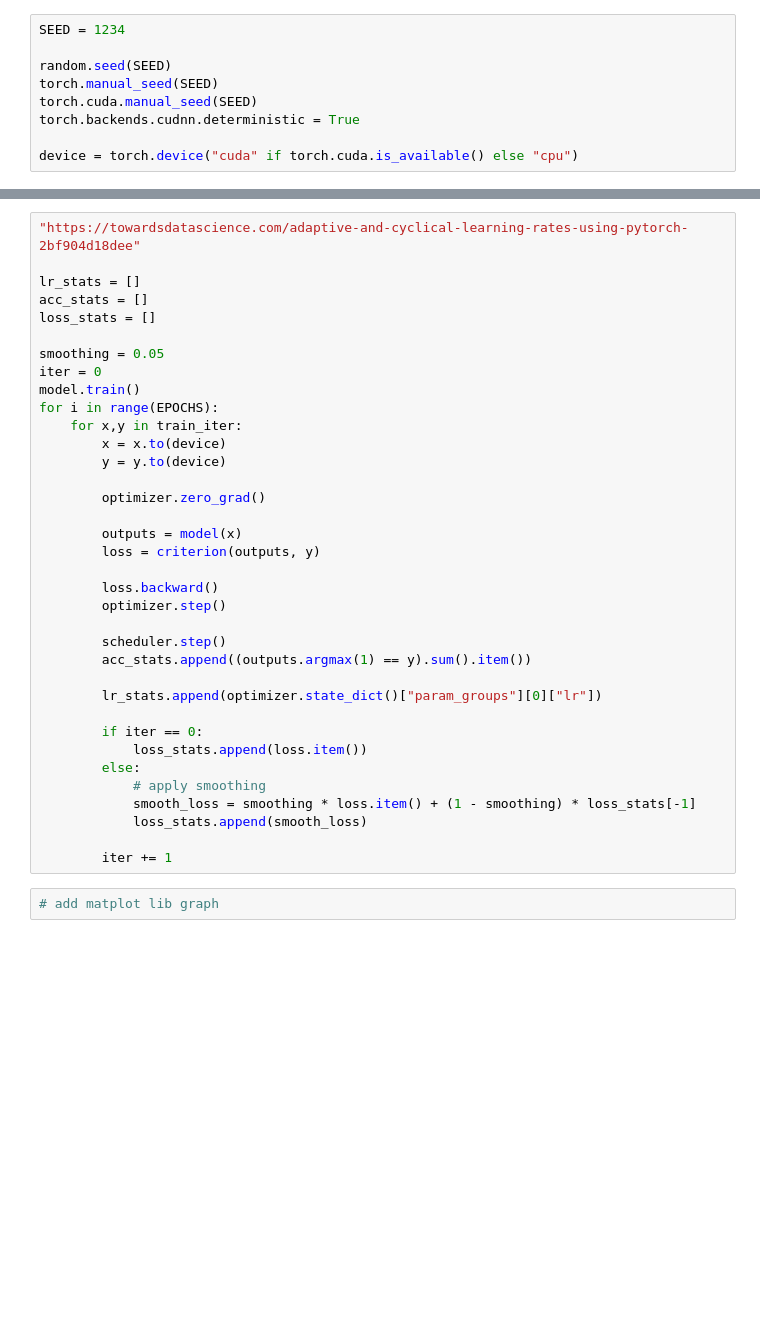
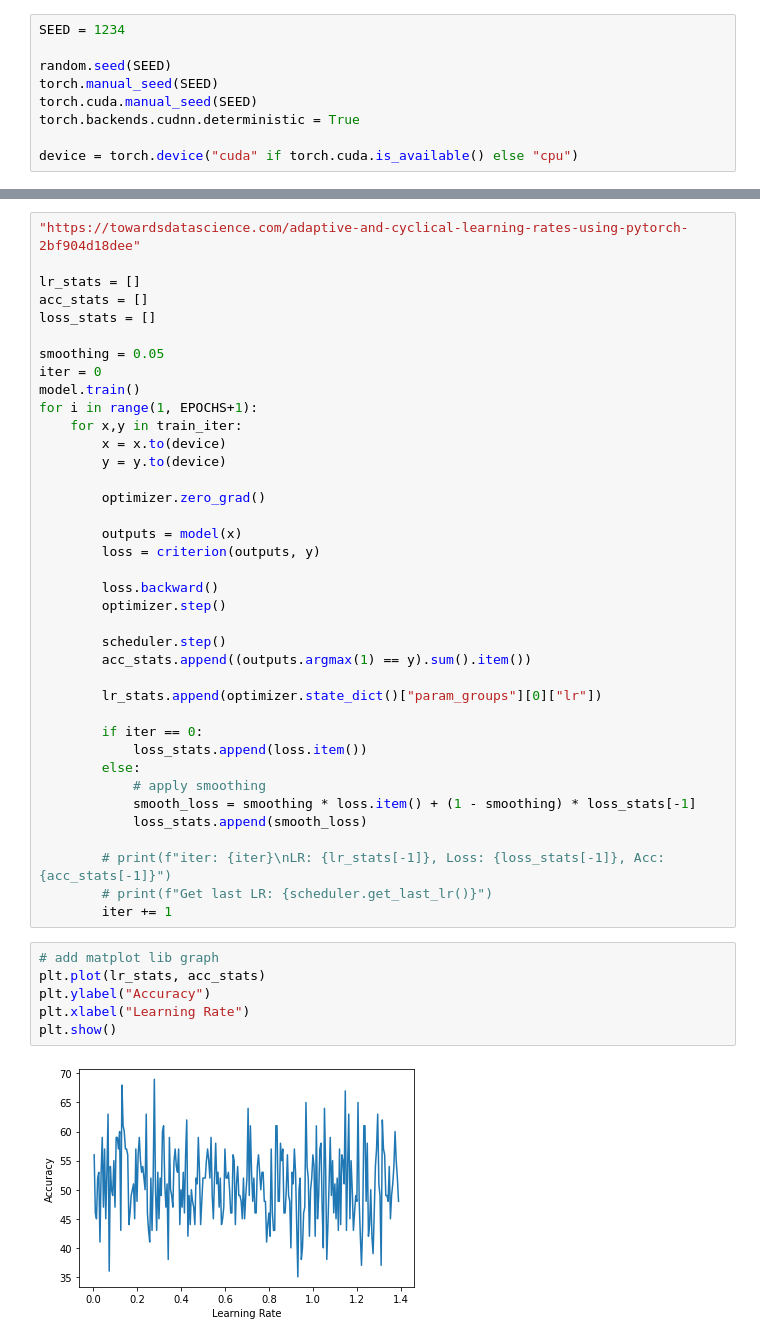
Before and after one commit to ab7289-tandon-nyu/csgy6953_DeepLearning_Midterm, a Jupyter notebook: notebooks/lr_range_test.ipynb, the cells around one changed output, grey strips where cells are left out. Cells and saved outputs as stored; diff of their text form; blank space fills up the shorter version.

```diff
--- a/notebooks/lr_range_test.ipynb
+++ b/notebooks/lr_range_test.ipynb
@@ -106,7 +123,7 @@ loss_stats = []
 smoothing = 0.05
 iter = 0
 model.train()
-for i in range(EPOCHS):
+for i in range(1, EPOCHS+1):
     for x,y in train_iter:
         x = x.to(device)
         y = y.to(device)
@@ -131,6 +148,14 @@ for i in range(EPOCHS):
             smooth_loss = smoothing * loss.item() + (1 - smoothing) * loss_stats[-1]
             loss_stats.append(smooth_loss)
 
+        # print(f"iter: {iter}\nLR: {lr_stats[-1]}, Loss: {loss_stats[-1]}, Acc: {acc_stats[-1]}")
+        # print(f"Get last LR: {scheduler.get_last_lr()}")
         iter += 1
-# %%
-# add matplot lib graph
+# %%
+# add matplot lib graph
+plt.plot(lr_stats, acc_stats)
+plt.ylabel("Accuracy")
+plt.xlabel("Learning Rate")
+plt.show()
+# %% [output]
+[figure, added]
```
Also changed, not shown: parts of 9 cells of this notebook.
